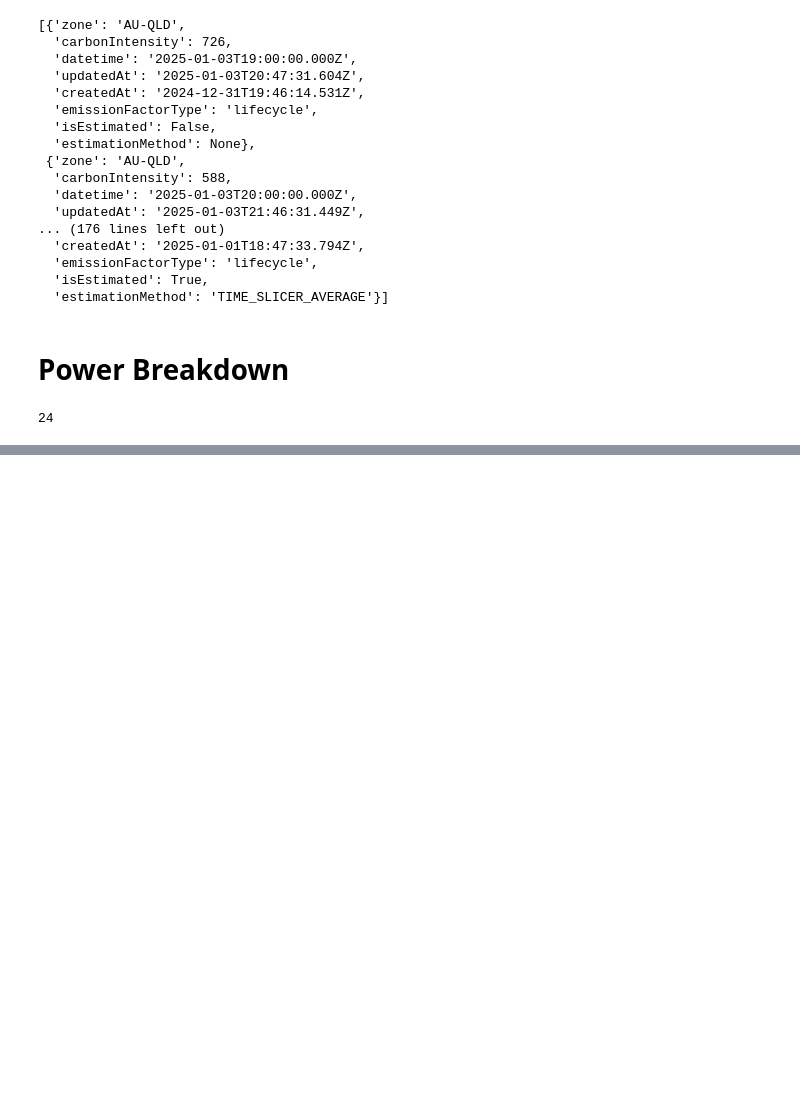
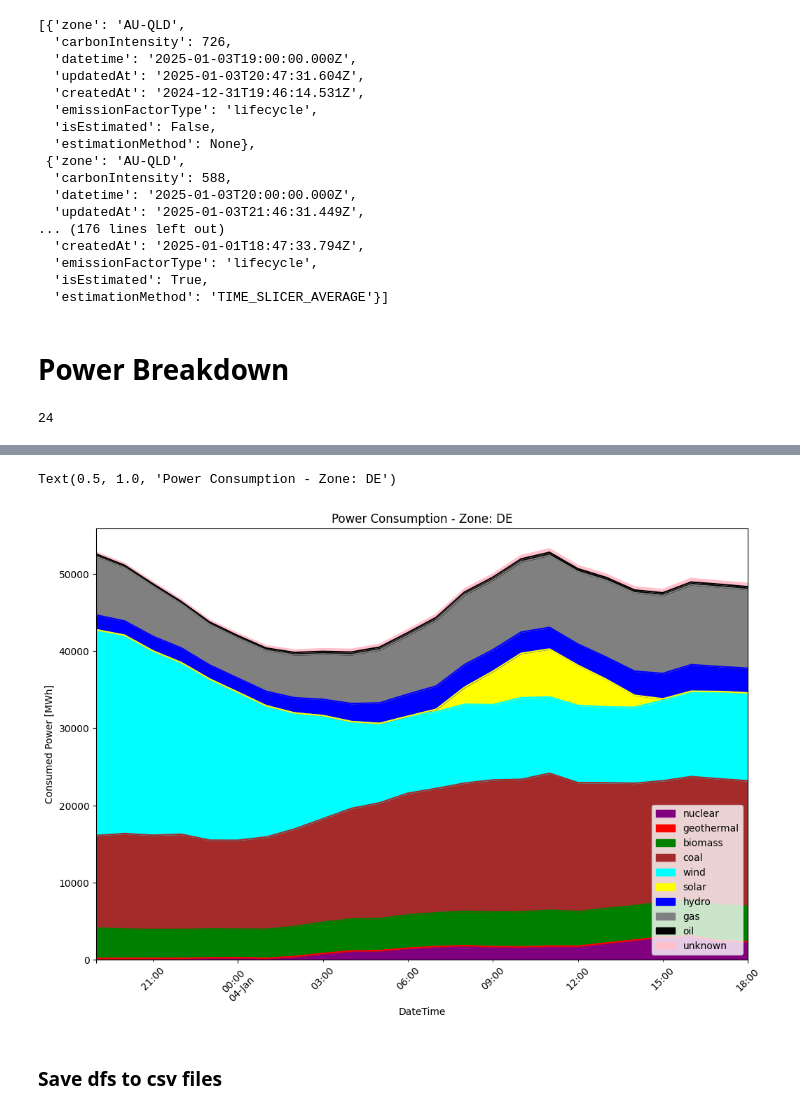
Before and after one commit to JonasSinjan/elecMapsPlayground, a Jupyter notebook: test.ipynb, the cells around one changed output, grey strips where cells are left out. Drawn from its saved outputs; the diff is of its cells as text; code cells hidden in the pictures; blank space fills up the shorter version.

```diff
--- a/test.ipynb
+++ b/test.ipynb
@@ -204,0 +218,5 @@ len(germanyPowerBreakdownHistory)
+# %%
+powerConsumptionBreakdowndf = pd.json_normalize(powerbreakdownhistorydf['powerConsumptionBreakdown'])
+powerConsumptionBreakdowndf['datetime'] = powerbreakdownhistorydf['datetime'].values
+powerConsumptionBreakdowndf.set_index('datetime')
+powerConsumptionBreakdowndf.head()
@@ -204,0 +256,15 @@ len(germanyPowerBreakdownHistory)
+# %%
+ax = powerConsumptionBreakdowndf.plot.area(
+    x='datetime',y=['nuclear','geothermal','biomass','coal','wind','solar','hydro','gas','oil','unknown'],
+    figsize=(12,8),
+    rot=45,
+    color=('purple','red','green','brown','cyan','yellow','blue','grey','black','pink'))
+ax.legend(loc='lower right')
+ax.set_ylabel('Consumed Power [MWh]')
+ax.set_xlabel('DateTime')
+ax.set_title('Power Consumption - Zone: DE')
+# %% [output]
+Text(0.5, 1.0, 'Power Consumption - Zone: DE')
+[figure, added]
+# %% [markdown]
+###  Save dfs to csv files
```
Also changed, not shown: parts of 9 cells of this notebook, 4 other files.
